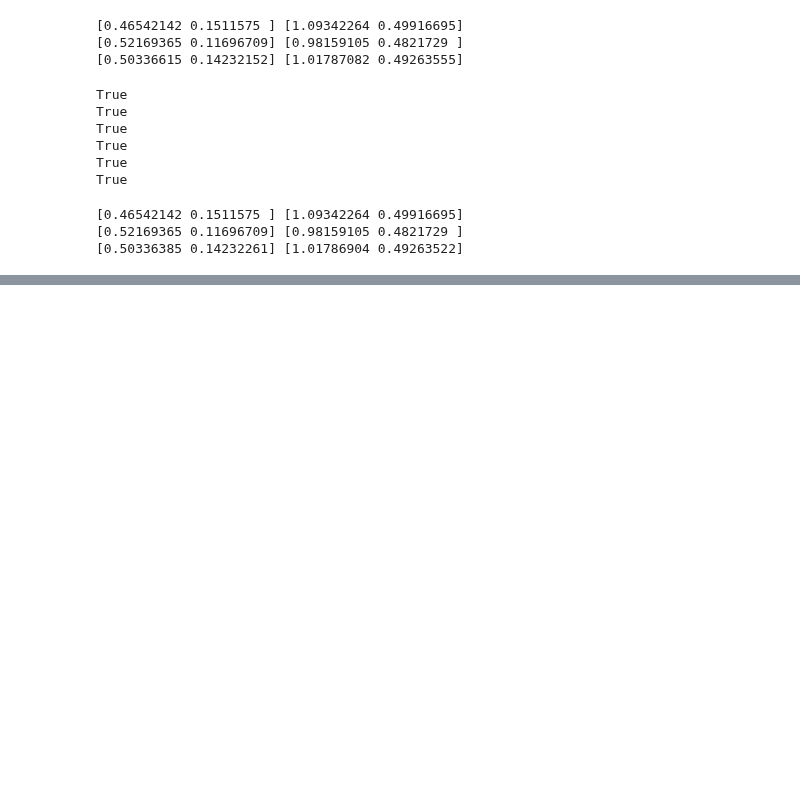
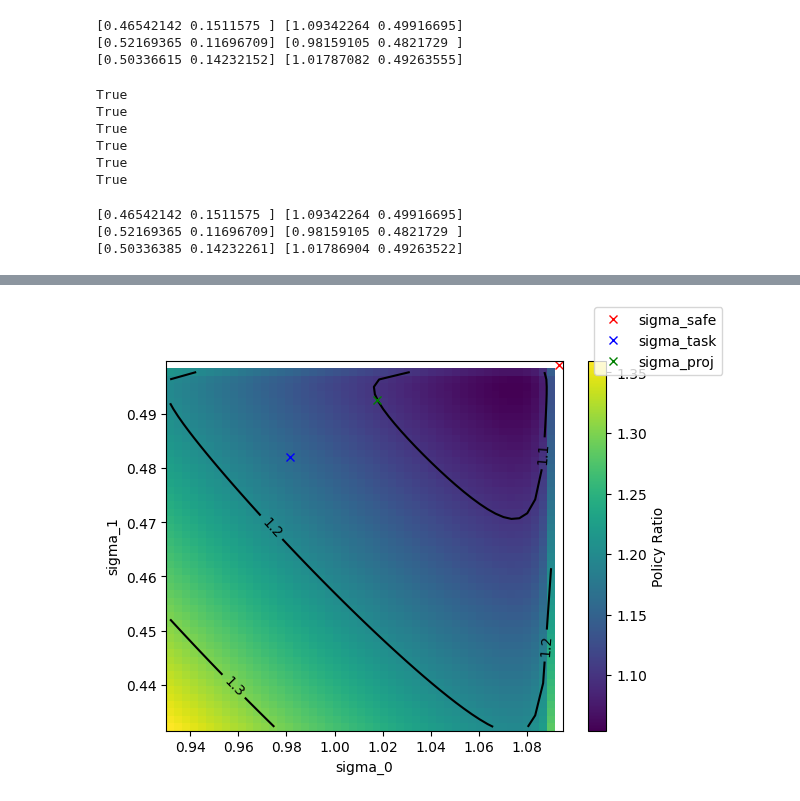
Before and after one commit to JacquesCloete/sport, a Jupyter notebook: mini_project_scripts/convex_minimization_example.ipynb, the cells around one changed output, grey strips where cells are left out. Cells and saved outputs as stored; diff of their text form; code cells hidden in the pictures; blank space fills up the shorter version.

```diff
--- a/mini_project_scripts/convex_minimization_example.ipynb
+++ b/mini_project_scripts/convex_minimization_example.ipynb
@@ -212,0 +188,36 @@ print(constraint_4.is_dcp())
+# %%
+Nx = 50
+Ny = 50
+
+sigma_x_min = max(min(sigma_safe.value[0],sigma_task.value[0],sigma_proj.value[0]) - 0.05,ETA)
+sigma_x_max = sigma_safe.value[0] - ETA
+
+sigma_y_min = max(min(sigma_safe.value[1],sigma_task.value[1],sigma_proj.value[1]) - 0.05,ETA)
+sigma_y_max = sigma_safe.value[1] - ETA
+
+sigma_x = np.linspace(sigma_x_min,sigma_x_max,Nx)
+sigma_y = np.linspace(sigma_y_min,sigma_y_max,Ny)
+
+policy_ratio = np.zeros((Ny,Nx))
+sigma = np.zeros(2)
+
+for i in range(0,Nx):
+    for j in range(0,Ny):
+        sigma[0] = sigma_x[i]
+        sigma[1] = sigma_y[j]
+        policy_ratio[j][i] = np.prod(np.multiply(sigma_safe.value/sigma,np.exp(1/2*np.square(mu_proj.value - mu_safe.value)/(np.square(sigma_safe.value) - np.square(sigma)))))
+
+fig, ax = plt.subplots()
+im = ax.pcolormesh(sigma_x,sigma_y,policy_ratio)
+fig.colorbar(im, label="Policy Ratio")
+cs = ax.contour(sigma_x,sigma_y,policy_ratio, levels=[1.0,1.1,1.2,1.3,1.4,1.5,1.6,1.7,1.8,1.9,2.0], colors='k')
+ax.clabel(cs, inline=True, fontsize=10)
+ax.plot(sigma_safe.value[0],sigma_safe.value[1],'rx',label="sigma_safe")
+ax.plot(sigma_task.value[0],sigma_task.value[1],'bx',label="sigma_task")
+ax.plot(sigma_proj.value[0],sigma_proj.value[1],'gx',label="sigma_proj")
+ax.set_xlabel("sigma_0")
+ax.set_ylabel("sigma_1")
+fig.legend()
+plt.show()
+# %% [output]
+[figure, added]
```
Also changed, not shown: parts of 2 cells of this notebook.
